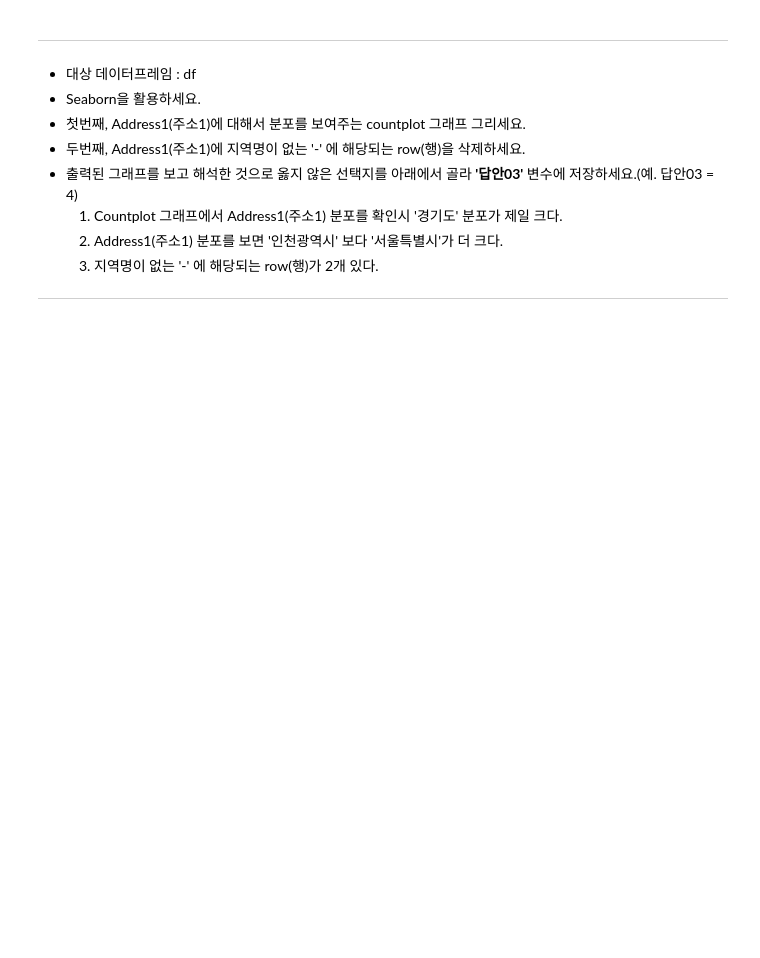
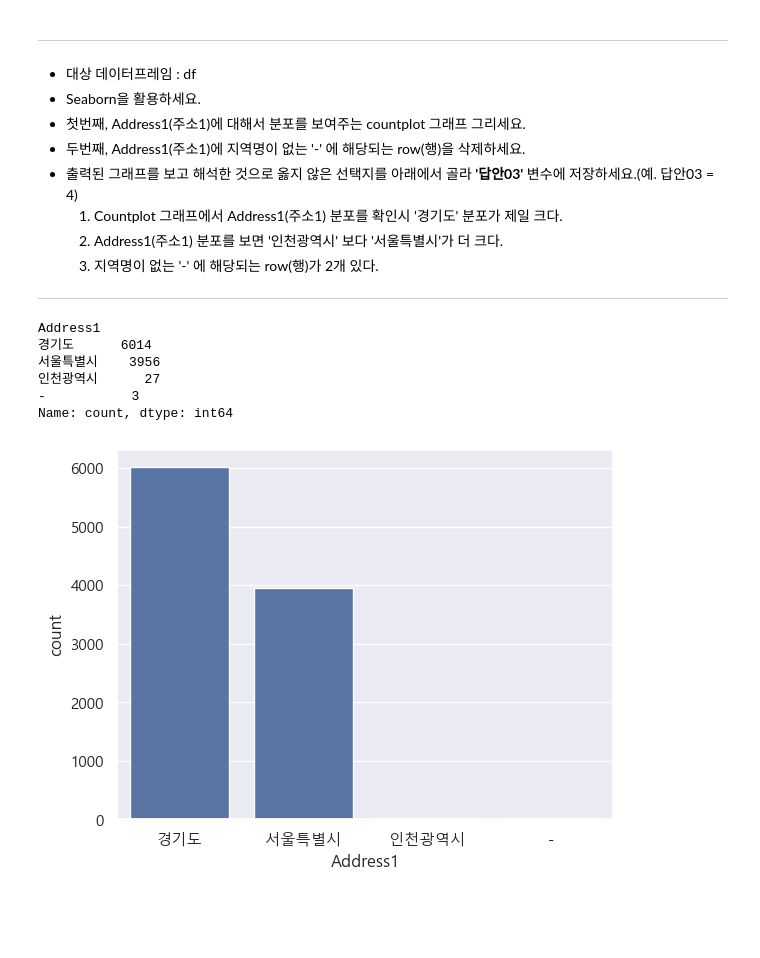
Before and after one commit to Sihyeon0123/AIVLE_School, a Jupyter notebook: AICE ASSOCIATE/1일차/8기_ASSO_과제1(내비게이션).ipynb, the cells around one changed output. Drawn from its saved outputs; the diff is of its cells as text; code cells hidden in the pictures; blank space fills up the shorter version.

```diff
--- a/AICE ASSOCIATE/1일차/8기_ASSO_과제1(내비게이션).ipynb
+++ b/AICE ASSOCIATE/1일차/8기_ASSO_과제1(내비게이션).ipynb
@@ -50,6 +51,7 @@
 ---
 # %%
 # 여기에 답안코드를 작성하세요.
+df = pd.read_csv('./data/signal_data.csv')
 # %% [markdown]
 <br>
 <br>
@@ -62,20 +67,6 @@ plt.rc('font', family='Malgun Gothic')
 sns.set(font="Malgun Gothic",#"NanumGothicCoding",
         rc={"axes.unicode_minus":False}, # 마이너스 부호 깨짐 현상 해결
         style='darkgrid')
-# %%
-# (Colab) 시각화 한글폰트 설정을 위해 아래 코드를 실행하세요.
-!apt -qq -y install fonts-nanum > /dev/null
-!rm -rf ~/.cache/matplotlib
-
-import matplotlib as mpl
-import matplotlib.font_manager as fm
-import logging
-logging.getLogger('matplotlib.font_manager').setLevel(logging.ERROR)
-
-font_path = '/usr/share/fonts/truetype/nanum/NanumGothic.ttf'
-fm.fontManager.addfont(font_path)
-mpl.rcParams['font.family'] = 'NanumGothic'
-mpl.rcParams['axes.unicode_minus'] = False
 # %% [markdown]
 <br>
 <br>
@@ -98,3 +87,18 @@ mpl.rcParams['axes.unicode_minus'] = False
+# %%
+# 여기에 답안코드를 작성하세요.
+import seaborn as sns
+sns.countplot(df, x='Address1')
+display(df['Address1'].value_counts())
+df = df[df['Address1'] != '-']
+답안03 = 3
+# %% [output]
+Address1
+경기도      6014
+서울특별시    3956
+인천광역시      27
+-           3
+Name: count, dtype: int64
+[figure, added]
 # %% [markdown]
 <br>
 <br>
```
Also changed, not shown: parts of 20 cells of this notebook, 4 other files.
